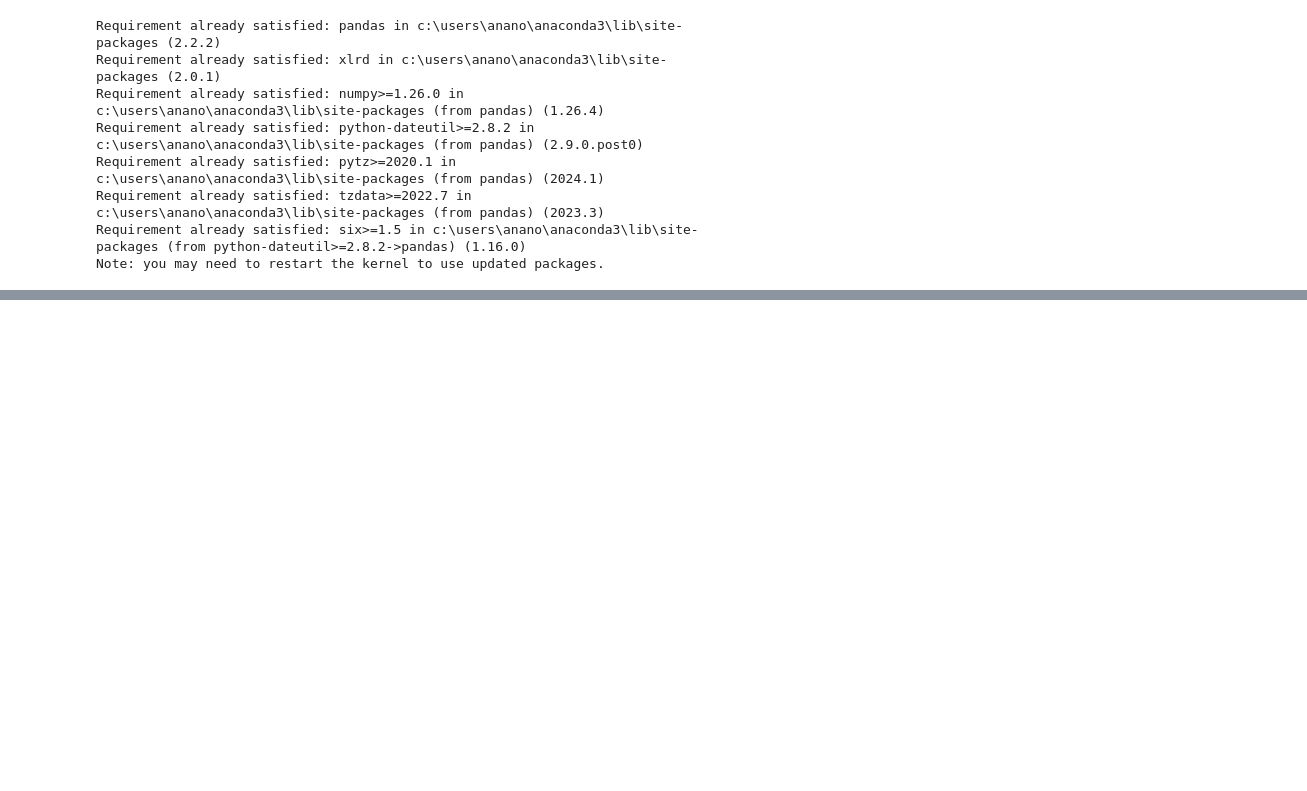
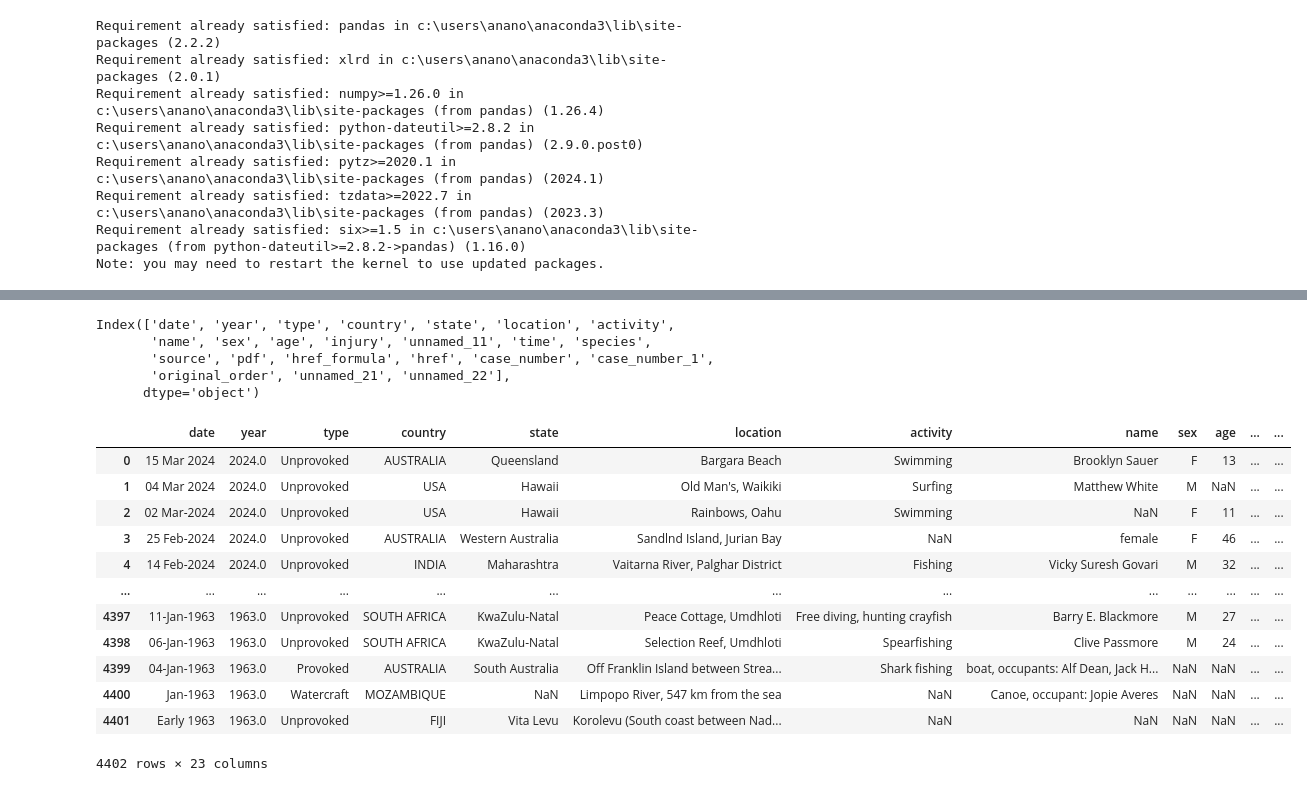
Before and after one commit to davidmoreno-gh/SharkattacksProyect, a Jupyter notebook: miniproject_shakattack.ipynb, the cells around one changed output, grey strips where cells are left out. Drawn from its saved outputs; the diff is of its cells as text; code cells hidden in the pictures; blank space fills up the shorter version.

```diff
--- a/miniproject_shakattack.ipynb
+++ b/miniproject_shakattack.ipynb
@@ -12,6 +12,6 @@ Note: you may need to restart the kernel to use updated packages.
 # %%
 import pandas as pd
 
-df = pd.read_excel('https://www.sharkattackfile.net/spreadsheets/GSAF5.xls')
-print(df.head())
+df_sharkattack= pd.read_excel('https://www.sharkattackfile.net/spreadsheets/GSAF5.xls')
+df_sharkattack.head()
 # %% [output]
@@ -34,0 +47,7 @@ print(df.head())
+# %%
+# Crear una lista de índices desde fila 4402 hasta el numero total de filas (incluyendo esa fila)
+filas_a_eliminar = list(range(4402, 6969))
+# %%
+#Utilizamos la funcion drop para poder quitar las filas que no necesitamos a traves de la variable anterior
+
+df_sharkattack = df_sharkattack.drop(filas_a_eliminar)
@@ -34,0 +92,4 @@ print(df.head())
+# %%
+df_sharkattack.columns = df_sharkattack.columns.str.lower().str.replace(" ","_").str.replace(".","_").str.replace(":","").str.strip()
+df_sharkattack = df_sharkattack.rename(columns={"species_" : "species"})
+df_sharkattack.info(20)
@@ -34,0 +114,24 @@ print(df.head())
+# %%
+df_sharkattack.columns
+# %% [output]
+Index(['date', 'year', 'type', 'country', 'state', 'location', 'activity',
+       'name', 'sex', 'age', 'injury', 'unnamed_11', 'time', 'species',
+       'source', 'pdf', 'href_formula', 'href', 'case_number', 'case_number_1',
+       'original_order', 'unnamed_21', 'unnamed_22'],
+      dtype='object')
+# %%
+df_sharkattack
+# %% [output]
+|  | date | year | type | country | state | location | activity | name | sex | age | ... | ... |
+| 0 | 15 Mar 2024 | 2024.0 | Unprovoked | AUSTRALIA | Queensland | Bargara Beach | Swimming | Brooklyn Sauer | F | 13 | ... | ... |
+| 1 | 04 Mar 2024 | 2024.0 | Unprovoked | USA | Hawaii | Old Man's, Waikiki | Surfing | Matthew White | M | NaN | ... | ... |
+| 2 | 02 Mar-2024 | 2024.0 | Unprovoked | USA | Hawaii | Rainbows, Oahu | Swimming | NaN | F | 11 | ... | ... |
+| 3 | 25 Feb-2024 | 2024.0 | Unprovoked | AUSTRALIA | Western Australia | Sandlnd Island, Jurian Bay | NaN | female | F | 46 | ... | ... |
+| 4 | 14 Feb-2024 | 2024.0 | Unprovoked | INDIA | Maharashtra | Vaitarna River, Palghar District | Fishing | Vicky Suresh Govari | M | 32 | ... | ... |
+| ... | ... | ... | ... | ... | ... | ... | ... | ... | ... | ... | ... | ... |
+| 4397 | 11-Jan-1963 | 1963.0 | Unprovoked | SOUTH AFRICA | KwaZulu-Natal | Peace Cottage, Umdhloti | Free diving, hunting crayfish | Barry E. Blackmore | M | 27 | ... | ... |
+| 4398 | 06-Jan-1963 | 1963.0 | Unprovoked | SOUTH AFRICA | KwaZulu-Natal | Selection Reef, Umdhloti | Spearfishing | Clive Passmore | M | 24 | ... | ... |
+| 4399 | 04-Jan-1963 | 1963.0 | Provoked | AUSTRALIA | South Australia | Off Franklin Island between Strea... | Shark fishing | boat, occupants: Alf Dean, Jack H... | NaN | NaN | ... | ... |
+| 4400 | Jan-1963 | 1963.0 | Watercraft | MOZAMBIQUE | NaN | Limpopo River, 547 km from the sea | NaN | Canoe, occupant: Jopie Averes | NaN | NaN | ... | ... |
+| 4401 | Early 1963 | 1963.0 | Unprovoked | FIJI | Vita Levu | Korolevu (South coast between Nad... | NaN | NaN | NaN | NaN | ... | ... |
+4402 rows × 23 columns
```
Also changed, not shown: parts of 8 cells of this notebook.
